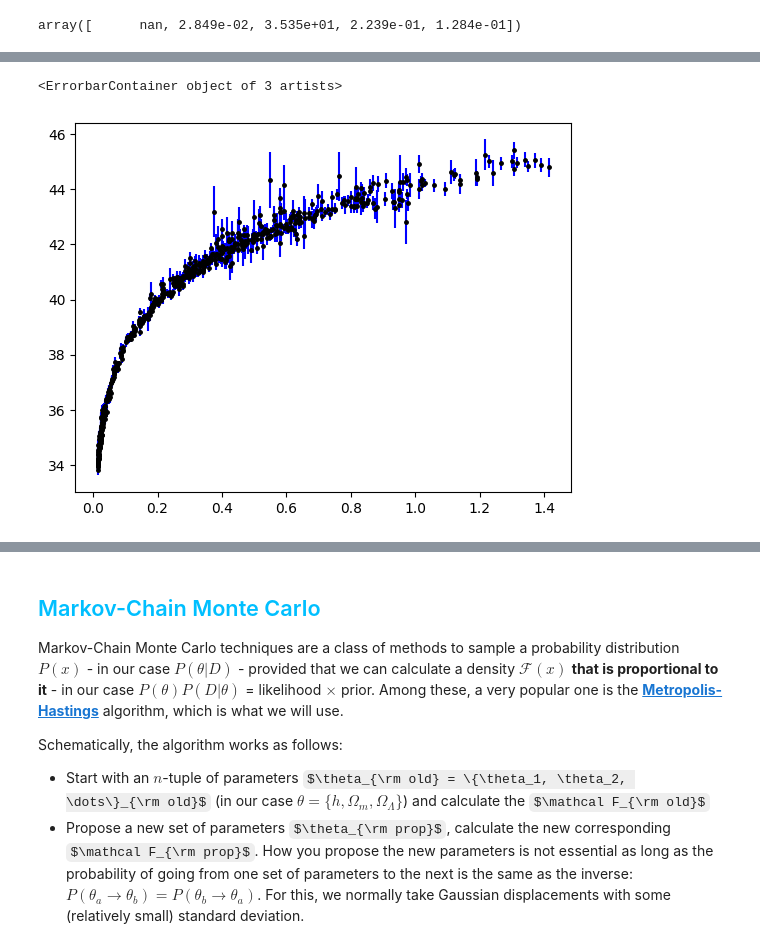
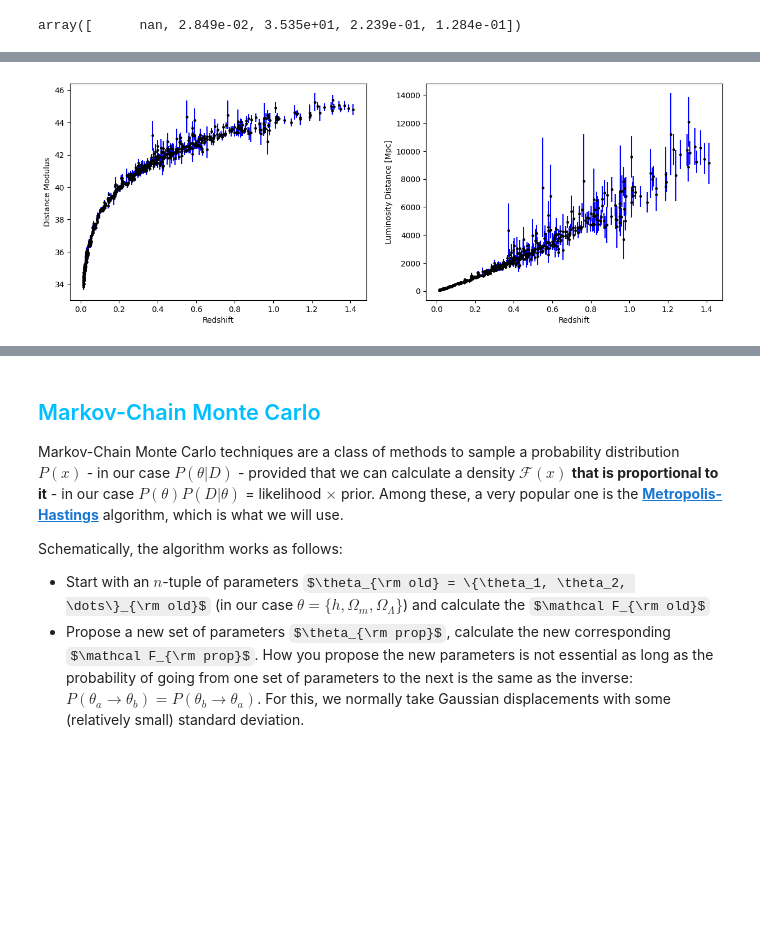
Before and after one commit to SmrithiCh/PRA3024-, a Jupyter notebook: PRA3024_Cosmology_W3.ipynb, the cells around one changed output, grey strips where cells are left out. Cells and saved outputs as stored; diff of their text form; code cells hidden in the pictures; some formulas as TeX source; blank space fills up the shorter version.

```diff
--- a/PRA3024_Cosmology_W3.ipynb
+++ b/PRA3024_Cosmology_W3.ipynb
@@ -278,8 +215,7 @@ display(data[0])
 array([      nan, 2.849e-02, 3.535e+01, 2.239e-01, 1.284e-01])
 # %%
 # Extract the redshifts (zs), distance modulus (dist_mod) and magnitude estimated errors (err_dist_mod)
-# Data are in columns, so we either slice it by columns: arr[:,n]...
-zs = data[:,1] # redshift
+zs = data.T[1] # redshift
 
 # ...or transpose the array and then slice by row: arr_transposed[n]
 distance_modulus = data.T[2] # distance modulus
@@ -291,4 +227,15 @@ error_distance_modulus = data.T[3] # errors on distance modulus = sigmas
 #     array_2 = some_function_of(array_1)
 
 # luminosity distance in Mpc
-luminosity_distance_pc = 1.E-5 * 10.**(distance_modulus / 5.)
+lum_dist_mpc = 1.E-5 * 10.**(distance_modulus / 5.)
+
+# error on luminosity distance
+err_lum_dist_mpc = 5. * (10.**((distance_modulus + error_distance_modulus)/5.-6.) - 10.**((distance_modulus - error_distance_modulus)/5.-6.))
+
+# store the data in a pandas dataframe for easier manipulation
+dataframe = pd.DataFrame({"redshift":zs,
+                   "distance_modulus":distance_modulus,
+                   "distance_modulus_error":error_distance_modulus,
+                   "luminosity_distance_Mpc":lum_dist_mpc ,
+                   "error_luminosity_distance_Mpc":err_lum_dist_mpc})
+dataframe.describe()
@@ -320,10 +252,33 @@ plt.plot(sorted_data[:,1],sorted_data[:,2])
-# %%
-#What we need:
-
-plt.errorbar(zs, distance_modulus, yerr = data[:,3], fmt='.', markersize='5', color='k', ecolor = 'b')
-# %% [output]
-<ErrorbarContainer object of 3 artists>
-[figure, removed]
+# %%
+plt.subplots(1, 2, figsize=(15, 5))
+
+# Plot: Distance Modulus vs Redshift
+plt.subplot(1, 2, 1)
+plt.xlabel("Redshift")
+plt.ylabel("Distance Modulus")
+plt.errorbar(zs, distance_modulus,\
+             yerr=error_distance_modulus,\
+             fmt='.',\
+             color='black',\
+             ecolor='blue',\
+             markersize=5)
+
+
+
+# Plot: Luminosity Distance vs. Redshift
+plt.subplot(1, 2, 2)
+plt.xlabel("Redshift")
+plt.ylabel("Luminosity Distance [Mpc]")
+plt.errorbar(zs, lum_dist_mpc,\
+             yerr = err_lum_dist_mpc,\
+             fmt='.',\
+             markersize='5',\
+             color='k',\
+             ecolor = 'b')
+
+plt.show()
+# %% [output]
+[figure, added]
 # %% [markdown]
 ## <font color='deepskyblue'>Bayes' Theorem: Likelihood, Prior, Posterior (and Evidence...)</font>
 
```
Also changed, not shown: parts of 19 cells of this notebook.
